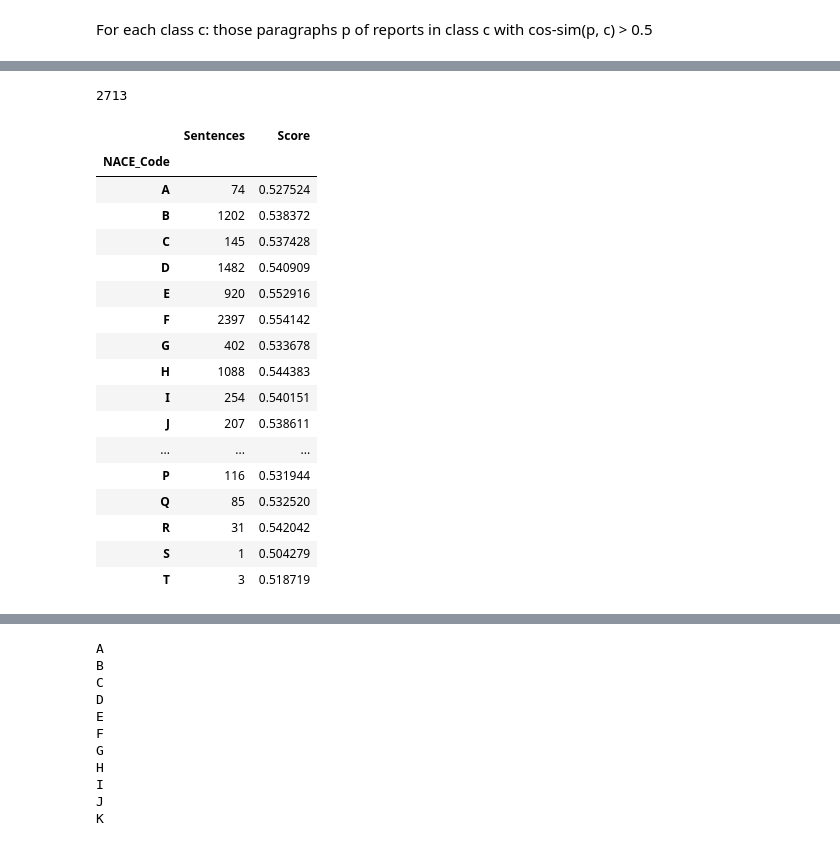
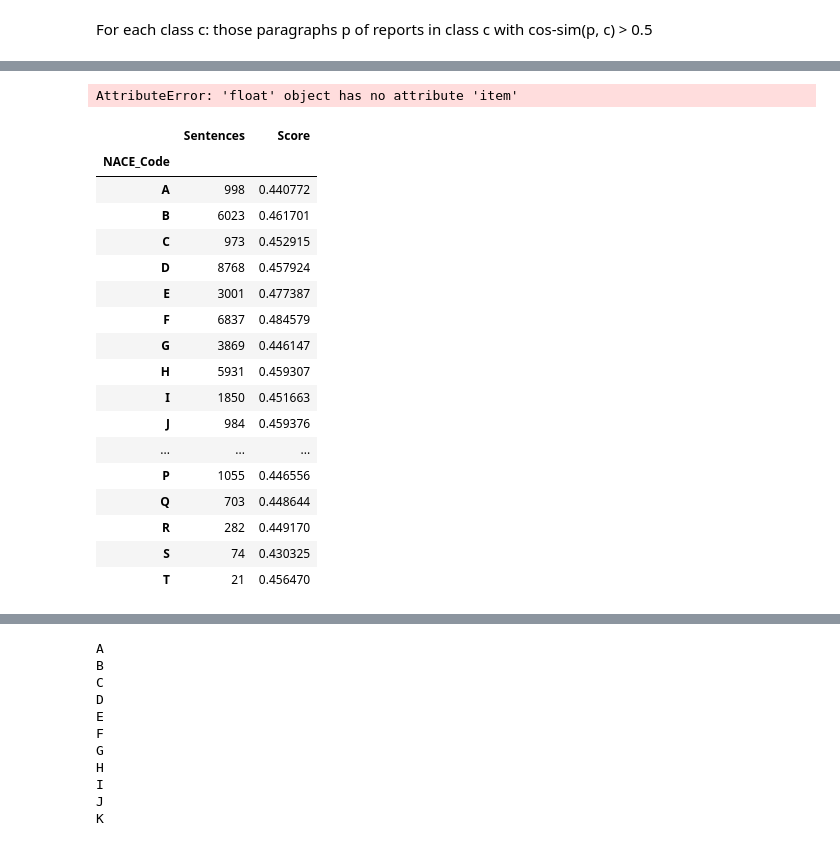
Before and after one commit to hendrikweichel/nace_report_topic_analysis, a Jupyter notebook: benchmark/aggregate_training_data_2nd_approach.ipynb, the cells around one changed output, grey strips where cells are left out. Saved outputs shown, nothing was run; the diff lists cells and outputs as text; code cells hidden in the pictures.

```diff
--- a/benchmark/aggregate_training_data_2nd_approach.ipynb
+++ b/benchmark/aggregate_training_data_2nd_approach.ipynb
@@ -24,7 +24,9 @@ raw_data_path = "results/sentence_len_5/paragraph_and_sentence_len_5_min_chunk_l
 raw_data_path = "results/paragraph_and_sentence_len_6_min_chunk_len_100_cos_thresh_0.4_nace_level_1_stoxx/"
 raw_data_path = "results/dataset__reports_subset_from_full_data_1_sentence_len_6__min_chunk_len_100__cos_thresh_0.4__nace_level_2/"
 raw_data_path = "results/dataset__reports_subset_from_full_data_1_sentence_len_6__min_chunk_len_100__cos_thresh_0.4__nace_level_1/"
-raw_data_path = "results/dataset_reports_subset_from_full_data_1__sentence_len_6__min_chunk_len_100__cos_thresh_0.4__nace_level_1/"
+raw_data_path = "results/dataset__reports_subset_from_full_data_1_sentence_len_6__min_chunk_len_100__cos_thresh_0.4__nace_level_2/"
+raw_data_path = "results/dataset__reports_subset_from_full_data_1_sentence_len_6__min_chunk_len_100__cos_thresh_0.4__nace_level_3/"
+raw_data_path = "results/dataset__reports_subset_from_full_data_1_sentence_len_6__min_chunk_len_100__cos_thresh_0.4__nace_level_1/"
 # %%
 reports = glob.glob(raw_data_path + "*/*_short.csv")
 reports = glob.glob(raw_data_path + "*/*_long.csv")
@@ -45,3 +47,3 @@ len(reports)
 # %%
-new_threshold_cos_sin = 0.5
+new_threshold_cos_sin = 0.45
 # %%
@@ -121,34 +111,34 @@ Name: Sentences, dtype: int64
 amount_no_class = stats[stats.index != "NO_CLASS"].max().item()
 amount_no_class
 # %% [output]
-2713
+AttributeError: 'float' object has no attribute 'item'
 # %%
 result_right = result[result["NACE_Code"] != "NO_CLASS"]
 result_NO_CLASS = result.loc[result["NACE_Code"] == "NO_CLASS"].sample(n=amount_no_class)
 result_final = pd.concat([result_right, result_NO_CLASS], axis=0)
 # %%
-stats = result.groupby("NACE_Code").agg({
+stats = result_final.groupby("NACE_Code").agg({
     "Sentences": "count",
     "Score": "mean"
 })
 stats
 # %% [output]
 |  | Sentences | Score |
 | NACE_Code |  |  |
-| A | 74 | 0.527524 |
-| B | 1202 | 0.538372 |
-| C | 145 | 0.537428 |
-| D | 1482 | 0.540909 |
-| E | 920 | 0.552916 |
-| F | 2397 | 0.554142 |
-| G | 402 | 0.533678 |
-| H | 1088 | 0.544383 |
-| I | 254 | 0.540151 |
-| J | 207 | 0.538611 |
+| A | 998 | 0.440772 |
+| B | 6023 | 0.461701 |
+| C | 973 | 0.452915 |
+| D | 8768 | 0.457924 |
+| E | 3001 | 0.477387 |
+| F | 6837 | 0.484579 |
+| G | 3869 | 0.446147 |
+| H | 5931 | 0.459307 |
+| I | 1850 | 0.451663 |
+| J | 984 | 0.459376 |
 | ... | ... | ... |
-| P | 116 | 0.531944 |
-| Q | 85 | 0.532520 |
-| R | 31 | 0.542042 |
-| S | 1 | 0.504279 |
-| T | 3 | 0.518719 |
+| P | 1055 | 0.446556 |
+| Q | 703 | 0.448644 |
+| R | 282 | 0.449170 |
+| S | 74 | 0.430325 |
+| T | 21 | 0.456470 |
 # %%
```
Also changed, not shown: parts of 11 cells of this notebook, 6 other files.
